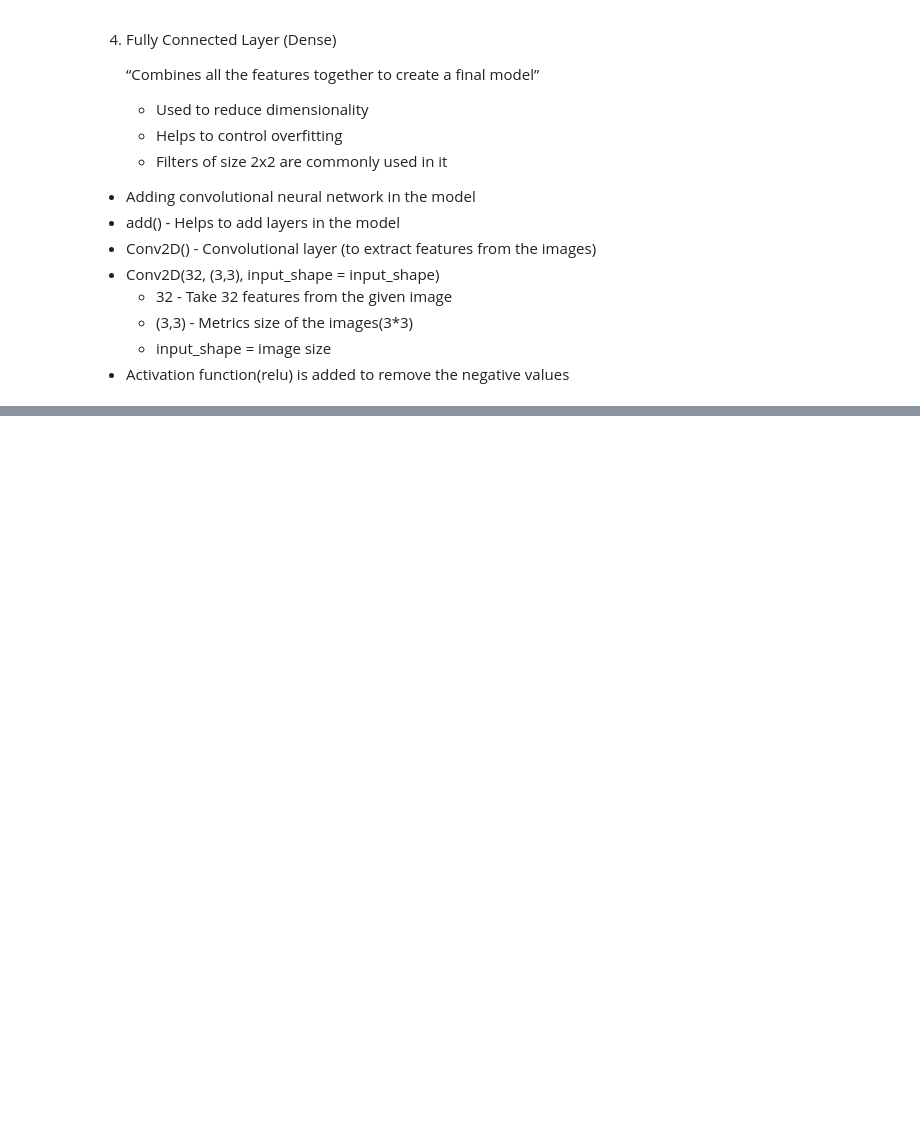
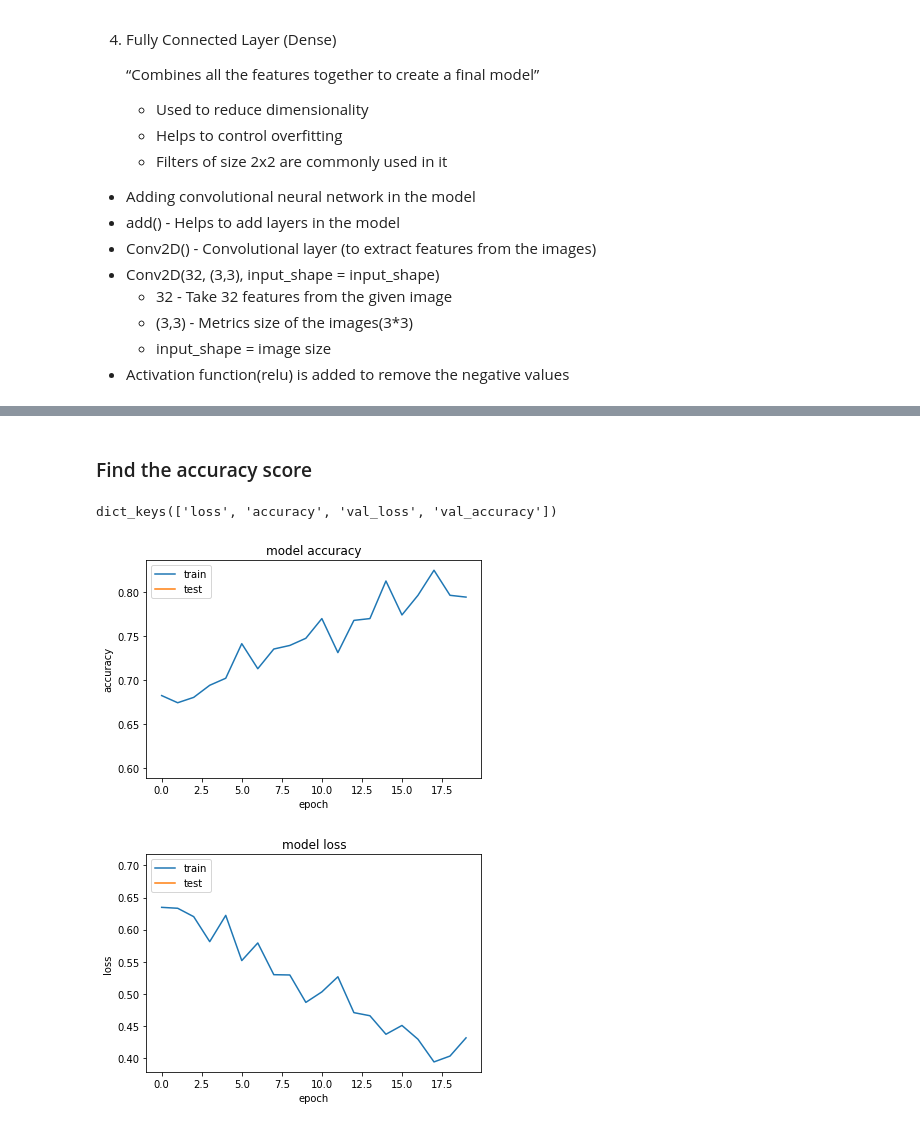
Before and after one commit to VellummyilumVinoth/Image_processing_using_Python, a Jupyter notebook: Image_processing_using_Python.ipynb, the cells around one changed output, grey strips where cells are left out. Cells and saved outputs as stored; diff of their text form; code cells hidden in the pictures; blank space fills up the shorter version.

```diff
--- a/Image_processing_using_Python.ipynb
+++ b/Image_processing_using_Python.ipynb
@@ -170,7 +170,7 @@ model.add(Flatten()) # Converts multi dimensional array to 1D decimal
 model.add(Dense(64)) # 64 neurons with 3*3 filter
 # Numbers of output nodes in the hidden layer
 model.add(Activation('relu'))
-model.add(Dense(i)) # output layer
+model.add(Dense(1)) # output layer
 model.add(Activation('sigmoid')) # Sigmoid activation function
 model.summary()
 # %% [output]
@@ -193,0 +196,5 @@ _________________________________________________________________
+# %%
+model.compile(optimizer = 'rmsprop',
+              loss = 'binary_crossentropy',
+              metrics = ['accuracy'])
+model.summary()
@@ -193,0 +221,6 @@ _________________________________________________________________
+# %%
+training = model.fit_generator(train_generator,
+                               steps_per_epoch = nb_train_sample,
+                               epochs = epochs,
+                               validation_data = validation_generator,
+                               validation_steps = nb_validation_sample)
@@ -193,0 +247,29 @@ _________________________________________________________________
+# %% [markdown]
+### Find the accuracy score
+# %%
+import matplotlib.pyplot as plt
+%matplotlib inline
+# list all data in training
+print(training.history.keys())
+
+# Summarize training for accuracy
+plt.plot(training.history['accuracy'])
+plt.plot(training.history['val_accuracy'])
+plt.title('model accuracy')
+plt.ylabel('accuracy')
+plt.xlabel('epoch')
+plt.legend(['train', 'test'], loc = 'upper left')
+plt.show()
+
+# Summarize training loss
+plt.plot(training.history['loss'])
+plt.plot(training.history['val_loss'])
+plt.title('model loss')
+plt.ylabel('loss')
+plt.xlabel('epoch')
+plt.legend(['train', 'test'], loc = 'upper left')
+plt.show()
+# %% [output]
+dict_keys(['loss', 'accuracy', 'val_loss', 'val_accuracy'])
+[figure, added]
+[figure, added]
```
Also changed, not shown: parts of 9 cells of this notebook.
